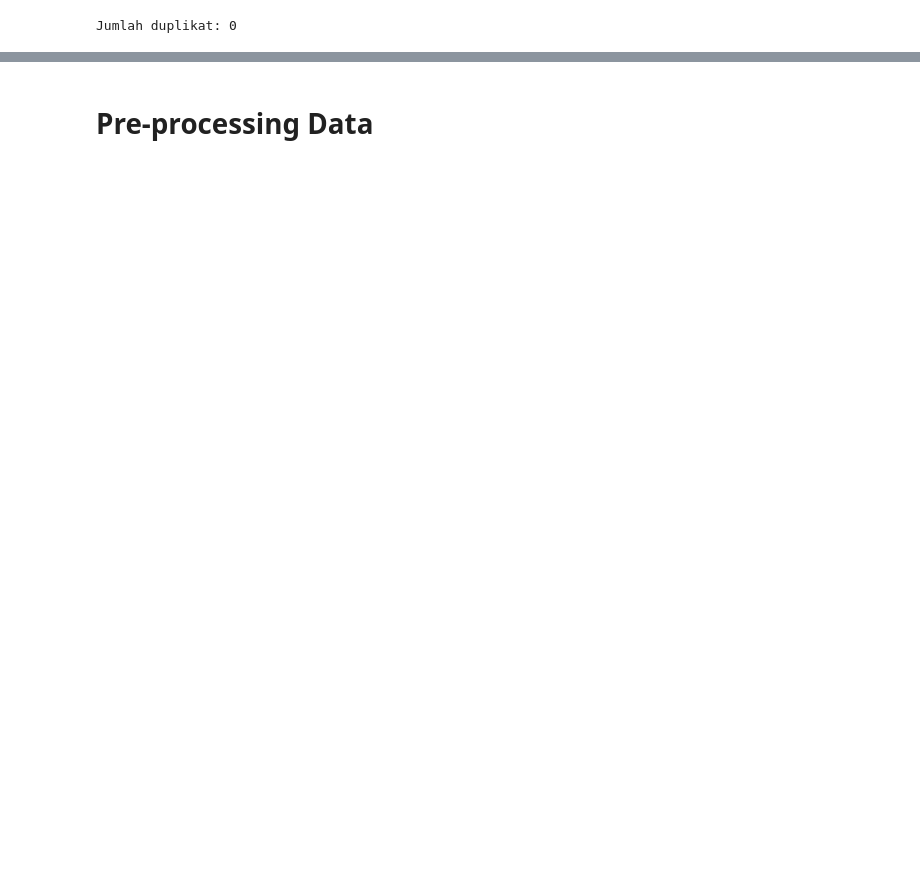
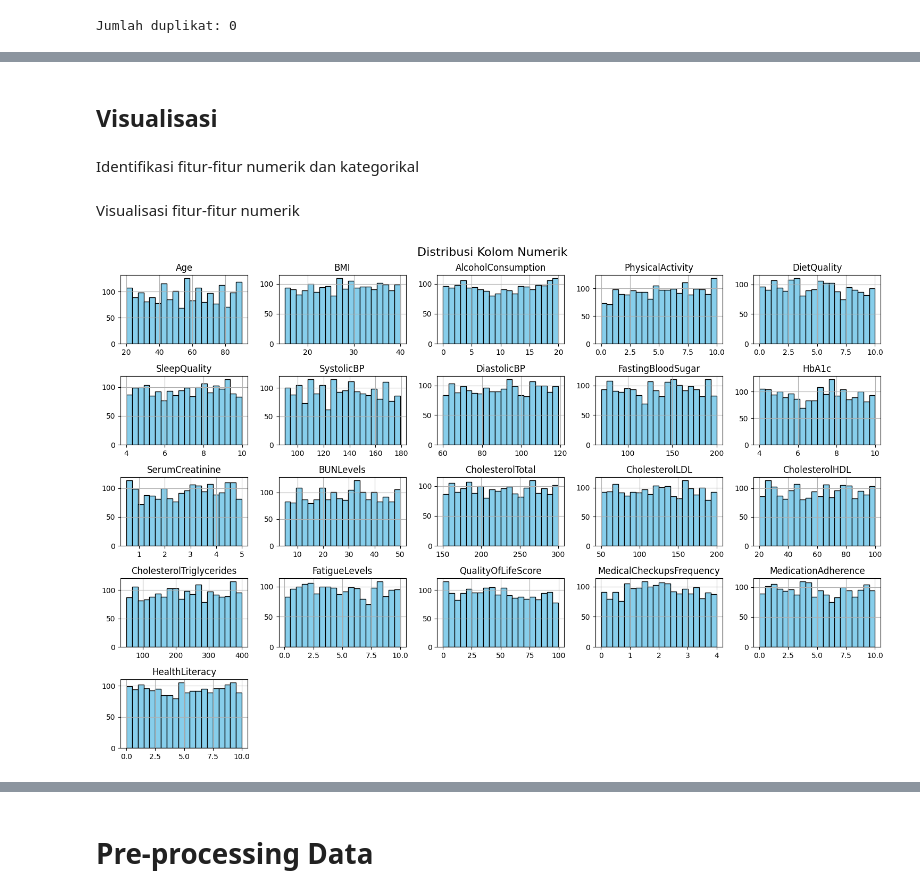
Before and after one commit to YukiImable/NutriAI, a Jupyter notebook: capstone.ipynb, the cells around one changed output, grey strips where cells are left out. Saved outputs shown, nothing was run; the diff lists cells and outputs as text; code cells hidden in the pictures; blank space fills up the shorter version.

```diff
--- a/capstone.ipynb
+++ b/capstone.ipynb
@@ -115,0 +243,2 @@ Jumlah duplikat: 0
+# %%
+df_new = df.drop(['PatientID', 'DoctorInCharge'], axis=1)
@@ -115,0 +277,32 @@ Jumlah duplikat: 0
+# %% [markdown]
+## Visualisasi
+# %% [markdown]
+Identifikasi fitur-fitur numerik dan kategorikal
+# %%
+import numpy as np
+
+all_numeric = df_new.select_dtypes(include=np.number).columns
+
+# Identifikasi fitur numerik kontinu (threshold > 10 nilai unik)
+numerical_features = [col for col in all_numeric if df_new[col].nunique() > 10 and col != 'Diagnosis']
+
+# Identifikasi fitur numerik kategori (jumlah unique ≤ 10, selain 'Diagnosis')
+categorical_numeric = [col for col in all_numeric if df_new[col].nunique() <= 10 and col != 'Diagnosis']
+
+# Identifikasi fitur bertipe objek (biasanya string/kategori)
+categorical_object = df_new.select_dtypes(include=['object', 'category']).columns.tolist()
+
+# Gabungkan semuanya jadi satu daftar kategorikal
+categorical_features = categorical_numeric + categorical_object
+# %% [markdown]
+Visualisasi fitur-fitur numerik
+# %%
+import seaborn as sns
+import matplotlib.pyplot as plt
+
+df_new[numerical_features].hist(bins=20, figsize=(15, 10), color='skyblue', edgecolor='black')
+plt.suptitle("Distribusi Kolom Numerik", fontsize=16)
+plt.tight_layout()
+plt.show()
+# %% [output]
+[figure, added]
```
Also changed, not shown: parts of 108 cells of this notebook, 11 other files.
